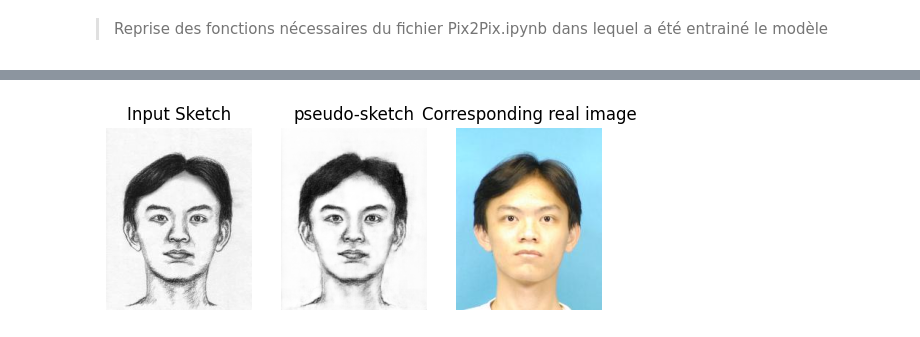
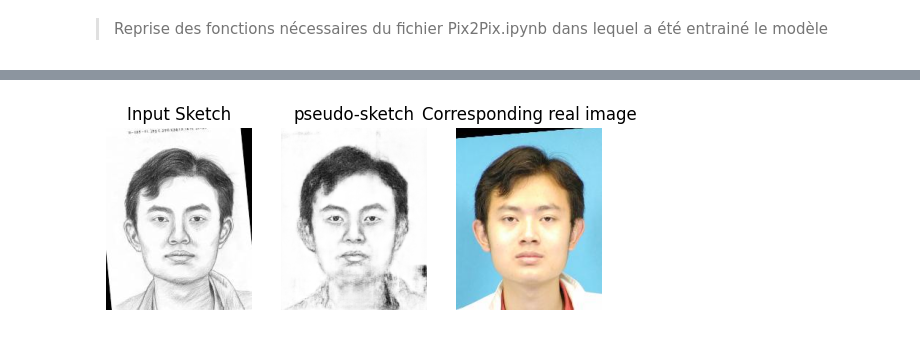
Before and after one commit to Clemflannagahn/INF8801A-Projet, a Jupyter notebook: implementation.ipynb, the cells around one changed output, grey strips where cells are left out. Cells and saved outputs as stored; diff of their text form; code cells hidden in the pictures.

```diff
--- a/implementation.ipynb
+++ b/implementation.ipynb
@@ -123,7 +121,6 @@ def getData(path : str) -> tuple[np.ndarray, list[str]]:
     """
     # Initialize the array of images
     dir = os.listdir(path)
-    #TODO: Check
     dir.sort()
     img = Image.open(path + dir[0])
     # if image has 3 channels, convert it to grayscale
@@ -133,6 +130,10 @@ def getData(path : str) -> tuple[np.ndarray, list[str]]:
 
     images = np.empty((nbPixels[0],len(dir)))
 
+    # Shuffle the images with a given seed (guarantee reproducibility of the results and the
+    # same order for photos/sketches)
+    rd = np.random.RandomState(42)
+    rd.shuffle(dir)
     filenames: list[str] = []
     for i,filename in enumerate(dir):
         img = Image.open(path + filename)
@@ -176,7 +177,7 @@ def plotResults(inputRGB : np.ndarray,inputGrayscale : np.ndarray, pseudoSketch
     ax[1,0].set_title('Pseudo-sketch Image')
     ax[1,0].axis('off')
 
-    ax[1,1].imshow(np.array(Image.open(sketchPath + imageName[:-4] + "-sz1.jpg")),cmap='gray')
+    ax[1,1].imshow(np.array(Image.open(sketchPath + imageName)),cmap='gray')
     ax[1,1].set_title('Real sketch Image')
     ax[1,1].axis('off')
 
@@ -363,21 +383,21 @@ Us, Vs, eigPowerS = eigenfaces(As)
 > Reprise des fonctions nécessaires du fichier Pix2Pix.ipynb dans lequel a été entrainé le modèle
 # %%
 def resize(image, height, width):
-  """
-  Origine de la fonction : Pix2Pix
-  Pour redimensionner les images à la taille souhaitée
-  """
-  image = tf.image.resize(image, [height, width], method=tf.image.ResizeMethod.NEAREST_NEIGHBOR)
-  return image
+    """
+    Origine de la fonction : Pix2Pix
+    Pour redimensionner les images à la taille souhaitée
+    """
+    image = tf.image.resize(image, [height, width], method=tf.image.ResizeMethod.NEAREST_NEIGHBOR)
+    return image
 
 def denormalize(image):
-  image = (image+1)
-  image = image*127.5
-  return image
+    image = (image+1)
+    image = image*127.5
+    return image
 
 def normalize(image):
-  image = (image/ 127.5) - 1
-  return image
+    image = (image/ 127.5) - 1
+    return image
 
 def load(image_path):
     """ Lecture à l'aide de tensorflow des images"""
@@ -392,11 +412,12 @@ def rgb2gray(rgb):
 # Step 3 : Pseudo-sketch transformation for each photo of the testing set
 if ARTICLE_IMPLEMENTATION :
     SrAll = pseudoSketchTransfo(phototrainingSet, sketchtrainingSet, phototestingSet)
+    PrAll = pseudoSketchTransfo(sketchtrainingSet, phototrainingSet, sketchtestingSet)
 else :
-
     model = tf.keras.models.load_model('./PortraitToSketch.keras')
     size = np.array(Image.open(photoPath + photoTestNames[0])).shape[0:2]
     SrAll = np.zeros((size[0]*size[1], phototestingSet.shape[1]))
+    PrAll = np.zeros((size[0]*size[1], sketchtestingSet.shape[1]))
 
     for i, filename in enumerate(photoTestNames):
         image = normalize(resize(load(photoPath + filename),256,256)) # Récupération de l'image et normalisation pour le modèle
@@ -425,33 +464,39 @@ cp = Vp @ eigPowerP @ br
 # bp is the vector of reconstruction coefficients of the pseudo-sketch
 bp = np.linalg.inv(eigPowerP) @ Vp.T @ cs
 ## Using d1 = ||cp - cs||, we search for the minimum distance
 d1: np.ndarray = np.linalg.norm(cp - cs, axis=0)
 d2: np.ndarray = np.linalg.norm(br - bs, axis=0)
 d3: np.ndarray = np.linalg.norm(br - bp, axis=0)
 
 min_d1 = np.argsort(d1)
 min_d2 = np.argsort(d2)
 min_d3 = np.argsort(d3)
+
 ## Get the real sketch and plot the results
 minIndex = min_d2[0]
+
+# Sketch given to the model
 inputSketch = sketchtestingSet[:,0]
-sketchName = SketchNames[delimTrain]
+sketchName = sketchTestNames[0]
+# Sketch judged as the closest to the pseudo-sketch
 pseudoSketchFound = SrAll[:,minIndex]
-imageName = photoNames[delimTrain + minIndex]
+# Original image corresponding to the sketch
+imageName = photoTestNames[0]
 imageResult = np.array(Image.open(photoPath + imageName))
 
 size = imageResult.shape[0:2]
 fig, ax = plt.subplots(1,3)
+
 ax[0].imshow(inputSketch.reshape(size), cmap='gray')
 ax[0].set_title('Input Sketch')
 ax[0].axis('off')
 ax[1].imshow(pseudoSketchFound.reshape(size),cmap='gray')
 ax[1].set_title('pseudo-sketch')
 ax[1].axis('off')
 ax[2].imshow(imageResult,cmap='gray')
 ax[2].set_title('Corresponding real image')
 ax[2].axis('off')
 
 plt.show()
 # %% [output]
-[figure, old version]
+[figure, new version]
```
Also changed, not shown: parts of 18 cells of this notebook, 2 other files.
